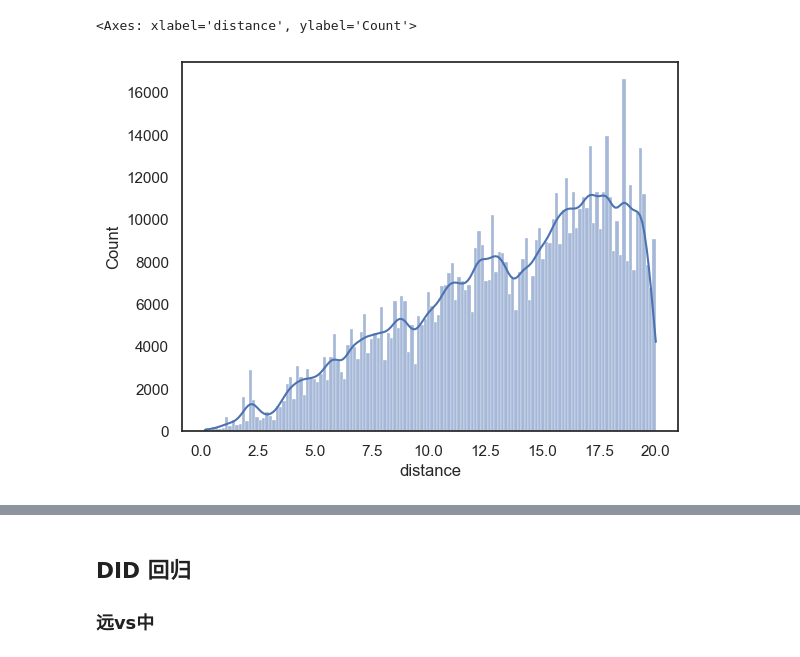
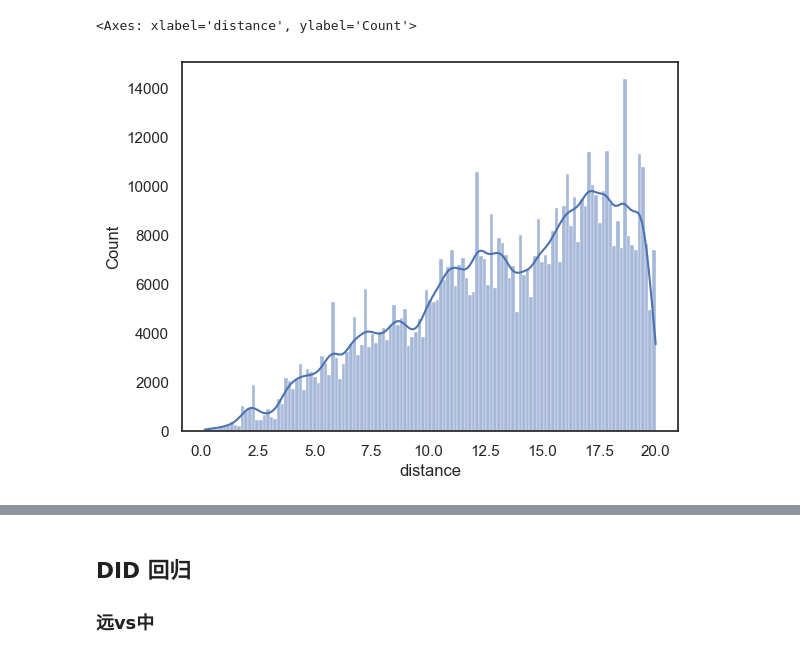
Before and after one commit to ErnestDong/thesis-master, a Jupyter notebook: src/main.ipynb, the cells around one changed output, grey strips where cells are left out. Saved outputs shown, nothing was run; the diff lists cells and outputs as text; code cells hidden in the pictures.

```diff
--- a/src/main.ipynb
+++ b/src/main.ipynb
@@ -17,11 +17,11 @@ def tablelize(star):
 # %%
 log=np.log
 sns.set_theme(style="white")
-original_df = pd.read_parquet("../data/olsupsd.parquet")
+original_df = pd.read_parquet("../data/olsupsnew.parquet")
 sns.histplot(original_df["distance"], kde=True)
 # %% [output]
 <Axes: xlabel='distance', ylabel='Count'>
-[figure, old version]
+[figure, new version]
 # %%
 df = original_df[original_df["保险金额"] > 0].copy()
 df["历史投保"] = df["上年保单号"].map(lambda x: 1 if x else 0)
```
Also changed, not shown: parts of 15 cells of this notebook, 25 other files.
